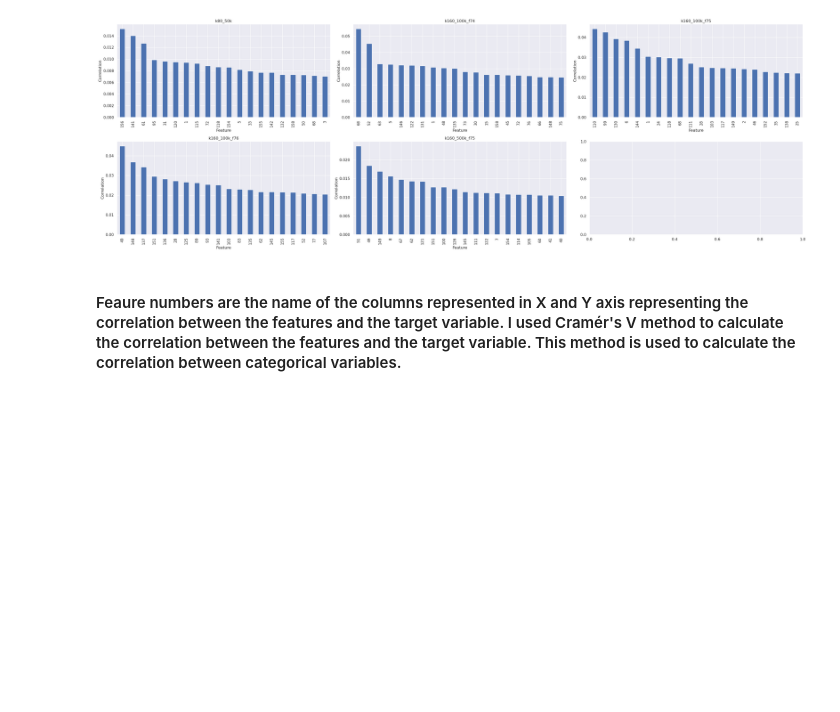
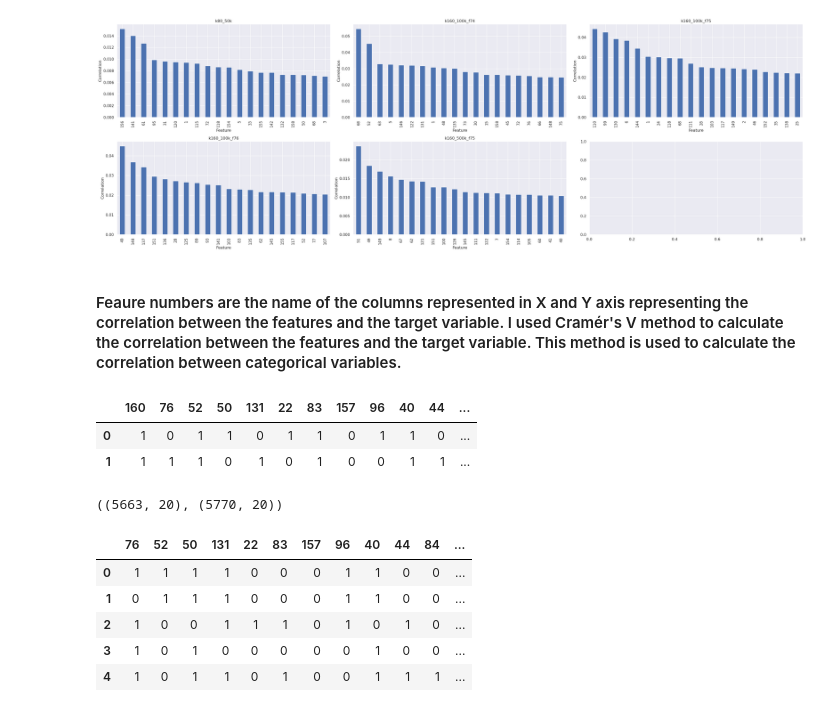
Before and after one commit to mijanr/TabSurvey, a Jupyter notebook: Correlation study.ipynb, the cells around one changed output. Drawn from its saved outputs; the diff is of its cells as text; code cells hidden in the pictures; blank space fills up the shorter version.

```diff
--- a/Correlation study.ipynb
+++ b/Correlation study.ipynb
@@ -75,0 +97,6 @@ plt.show()
+# %%
+simple_k67_selected.head(2)
+# %% [output]
+|  | 160 | 76 | 52 | 50 | 131 | 22 | 83 | 157 | 96 | 40 | 44 | ... |
+| 0 | 1 | 0 | 1 | 1 | 0 | 1 | 1 | 0 | 1 | 1 | 0 | ... |
+| 1 | 1 | 1 | 1 | 0 | 1 | 0 | 1 | 0 | 0 | 1 | 1 | ... |
@@ -75,0 +120,14 @@ plt.show()
+# %%
+#shapes
+simple_k67_selected.shape, prefix_k67_selected.shape
+# %% [output]
+((5663, 20), (5770, 20))
+# %%
+prefix_k67_selected.head()
+# %% [output]
+|  | 76 | 52 | 50 | 131 | 22 | 83 | 157 | 96 | 40 | 44 | 84 | ... |
+| 0 | 1 | 1 | 1 | 1 | 0 | 0 | 0 | 1 | 1 | 0 | 0 | ... |
+| 1 | 0 | 1 | 1 | 1 | 0 | 0 | 0 | 1 | 1 | 0 | 0 | ... |
+| 2 | 1 | 0 | 0 | 1 | 1 | 1 | 0 | 1 | 0 | 1 | 0 | ... |
+| 3 | 1 | 0 | 1 | 0 | 0 | 0 | 0 | 0 | 1 | 0 | 0 | ... |
+| 4 | 1 | 0 | 1 | 1 | 0 | 1 | 0 | 0 | 1 | 1 | 1 | ... |
```
Also changed, not shown: parts of 10 cells of this notebook.
